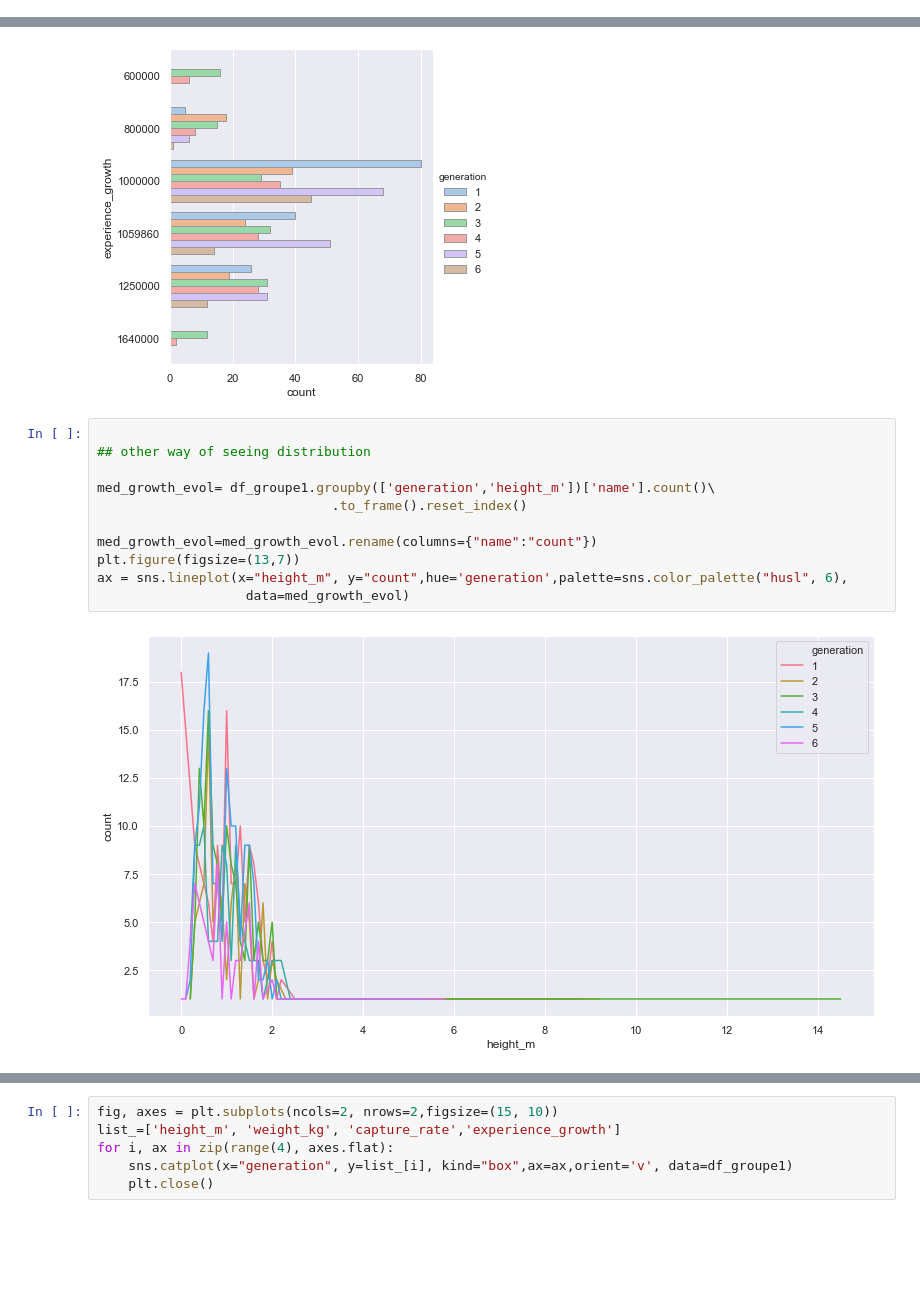
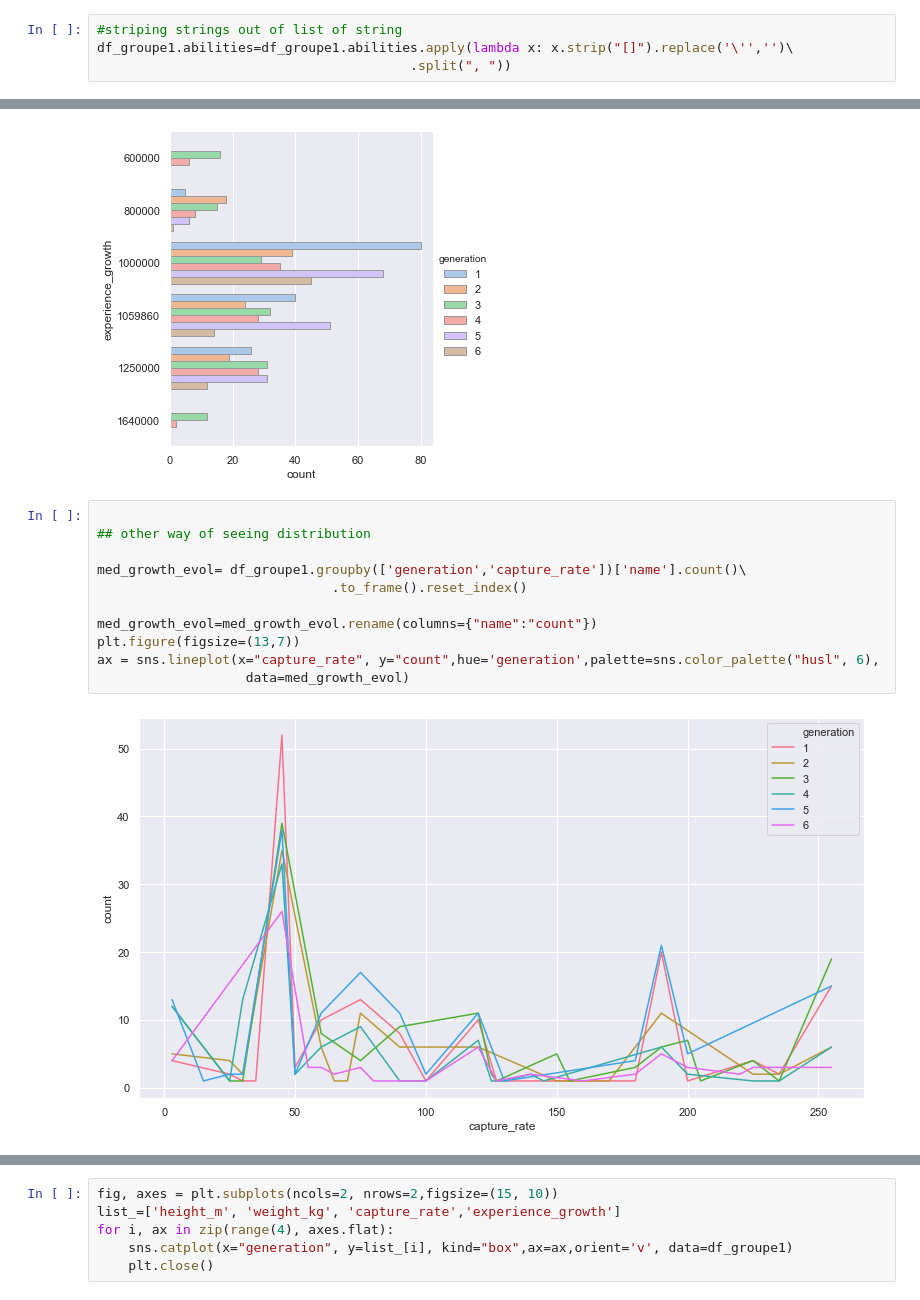
Before and after one commit to com-480-data-visualization/com-480-project-analaktycs, a Jupyter notebook: Milestone1.ipynb, the cells around one changed output, grey strips where cells are left out. Drawn from its saved outputs; the diff is of its cells as text; blank space fills up the shorter version.

Commit message:
group1 part3

```diff
--- a/Milestone1.ipynb
+++ b/Milestone1.ipynb
@@ -170,3 +166,7 @@ Int64Index([6, 5, 4, 3, 2, 1], dtype='int64')
+# %%
+#striping strings out of list of string
+df_groupe1.abilities=df_groupe1.abilities.apply(lambda x: x.strip("[]").replace('\'','')\
+                                        .split(", "))
 # %% [markdown]
 #### Distribution plots group 1
 For the moment i plot distribution in everry possible way, i'll filter after depending on the relevence
@@ -256,13 +259,13 @@ sns.catplot(y="experience_growth", hue="generation", kind="count",
 # %%
 
 ## other way of seeing distribution
 
-med_growth_evol= df_groupe1.groupby(['generation','height_m'])['name'].count()\
+med_growth_evol= df_groupe1.groupby(['generation','capture_rate'])['name'].count()\
                               .to_frame().reset_index()
 
 med_growth_evol=med_growth_evol.rename(columns={"name":"count"})
 plt.figure(figsize=(13,7))
-ax = sns.lineplot(x="height_m", y="count",hue='generation',palette=sns.color_palette("husl", 6),
+ax = sns.lineplot(x="capture_rate", y="count",hue='generation',palette=sns.color_palette("husl", 6),
                    data=med_growth_evol)
 # %% [output]
-[figure, old version]
+[figure, new version]
```
Also changed, not shown: parts of 18 cells of this notebook.
